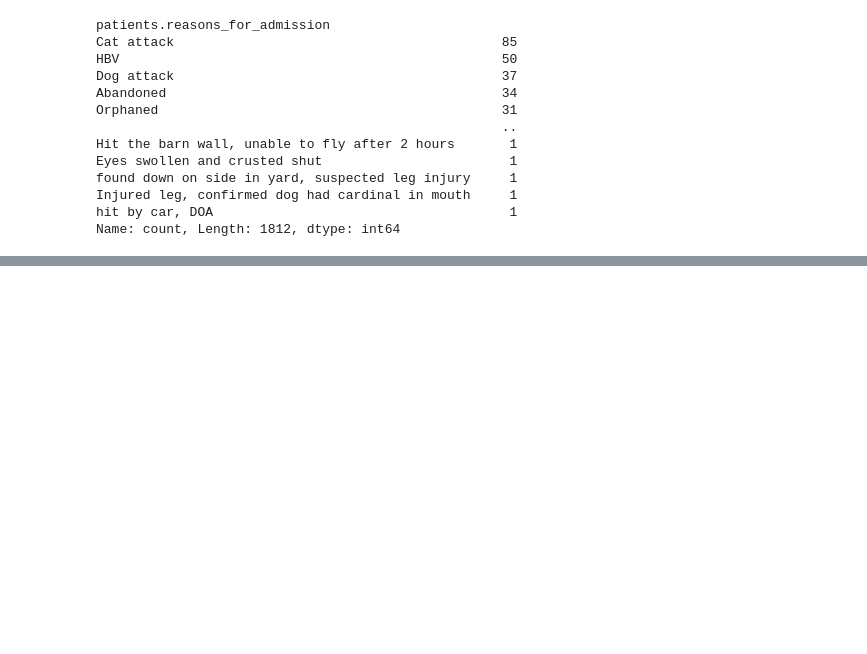
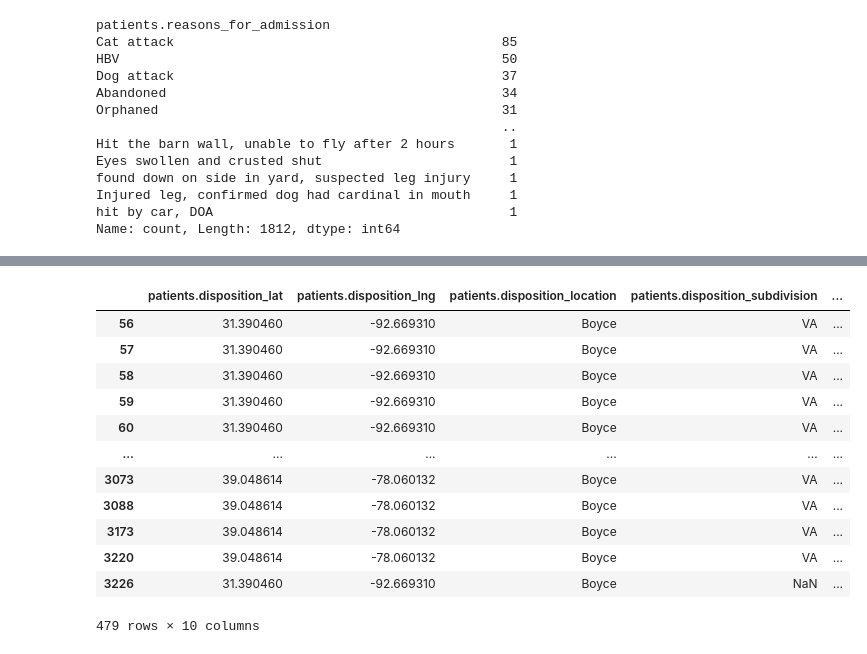
Before and after one commit to code-for-charlottesville/wildlife_collisions, a Jupyter notebook: pipeline_cleaning/WRMD Data/WRMD_data_profiling.ipynb, the cells around one changed output, grey strips where cells are left out. Drawn from its saved outputs; the diff is of its cells as text; code cells hidden in the pictures; blank space fills up the shorter version.

```diff
--- a/pipeline_cleaning/WRMD Data/WRMD_data_profiling.ipynb
+++ b/pipeline_cleaning/WRMD Data/WRMD_data_profiling.ipynb
@@ -201,0 +220,23 @@ df_x1 = df[df['patients.reasons_for_admission'].str.contains("vehicle|HBV", rege
+# %%
+df_examime_location = df[['patients.disposition_lat',
+       'patients.disposition_lng', 'patients.disposition_location',
+       'patients.disposition_subdivision', 'patients.dispositioned_at',
+       'patients.dispositioned_by', 'patients.found_at', 'patients.keywords',
+       'patients.lat_found', 'patients.lng_found']]
+# %%
+# select rows from df_examiem_location_cols where patients.disposition_lat is not null
+df_examime_location[df_examime_location['patients.disposition_lat'].notnull()]
+# %% [output]
+|  | patients.disposition_lat | patients.disposition_lng | patients.disposition_location | patients.disposition_subdivision | ... |
+| 56 | 31.390460 | -92.669310 | Boyce | VA | ... |
+| 57 | 31.390460 | -92.669310 | Boyce | VA | ... |
+| 58 | 31.390460 | -92.669310 | Boyce | VA | ... |
+| 59 | 31.390460 | -92.669310 | Boyce | VA | ... |
+| 60 | 31.390460 | -92.669310 | Boyce | VA | ... |
+| ... | ... | ... | ... | ... | ... |
+| 3073 | 39.048614 | -78.060132 | Boyce | VA | ... |
+| 3088 | 39.048614 | -78.060132 | Boyce | VA | ... |
+| 3173 | 39.048614 | -78.060132 | Boyce | VA | ... |
+| 3220 | 39.048614 | -78.060132 | Boyce | VA | ... |
+| 3226 | 31.390460 | -92.669310 | Boyce | NaN | ... |
+479 rows × 10 columns
```
Also changed, not shown: parts of 8 cells of this notebook.
